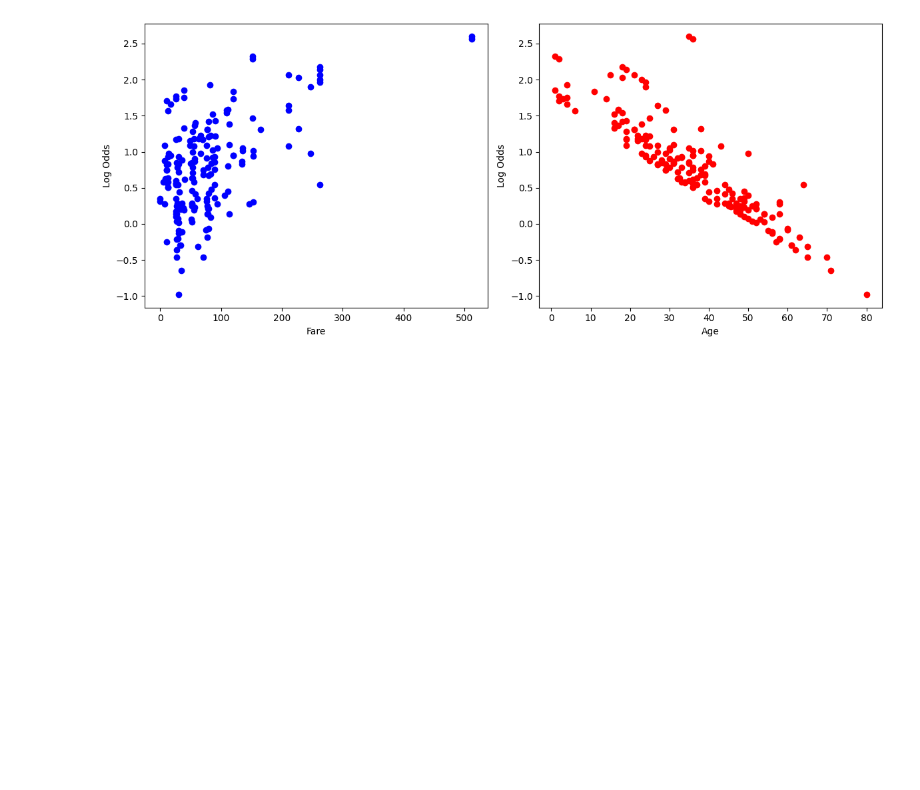
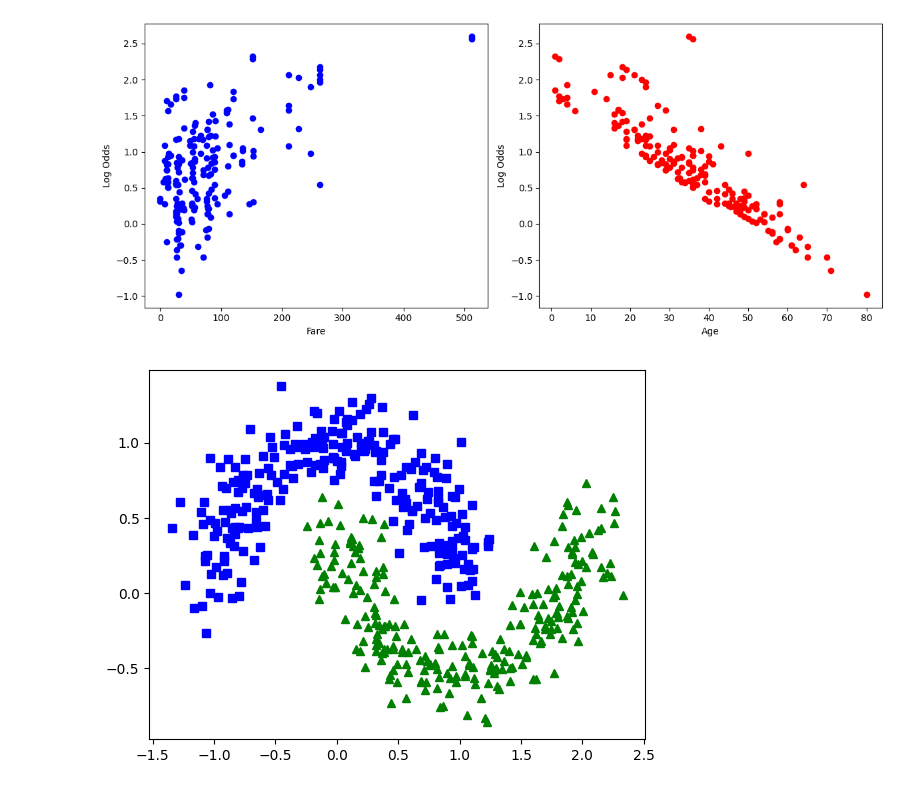
Before and after one commit to Apurba1903/Logistic-Regression, a Jupyter notebook: logistic_regression.ipynb, the cells around one changed output. Drawn from its saved outputs; the diff is of its cells as text; code cells hidden in the pictures; blank space fills up the shorter version.

Commit message:
Logistic Regreesion with regularization Features

```diff
--- a/logistic_regression.ipynb
+++ b/logistic_regression.ipynb
@@ -40,3 +40,22 @@ plt.tight_layout()
 plt.show()
 # %% [output]
 [figure]
+# %%
+import numpy as np
+import matplotlib.pyplot as plt
+from sklearn.pipeline import Pipeline
+from sklearn.datasets import make_moons
+from sklearn.linear_model import LogisticRegression
+from sklearn.model_selection import train_test_split
+from sklearn.preprocessing import PolynomialFeatures, StandardScaler
+
+# Create a Synthetic Dataset
+X, y = make_moons(n_samples=500, noise=0.15, random_state=42)
+X_train, X_test, y_train, y_test = train_test_split(X, y, test_size=0.2, random_state=42)
+
+plt.plot(X[:, 0][y==0], X[:, 1][y==0], "bs")
+plt.plot(X[:, 0][y==1], X[:, 1][y==1], "g^")
+
+plt.show()
+# %% [output]
+[figure, added]
```
Also changed, not shown: parts of 3 cells of this notebook.
